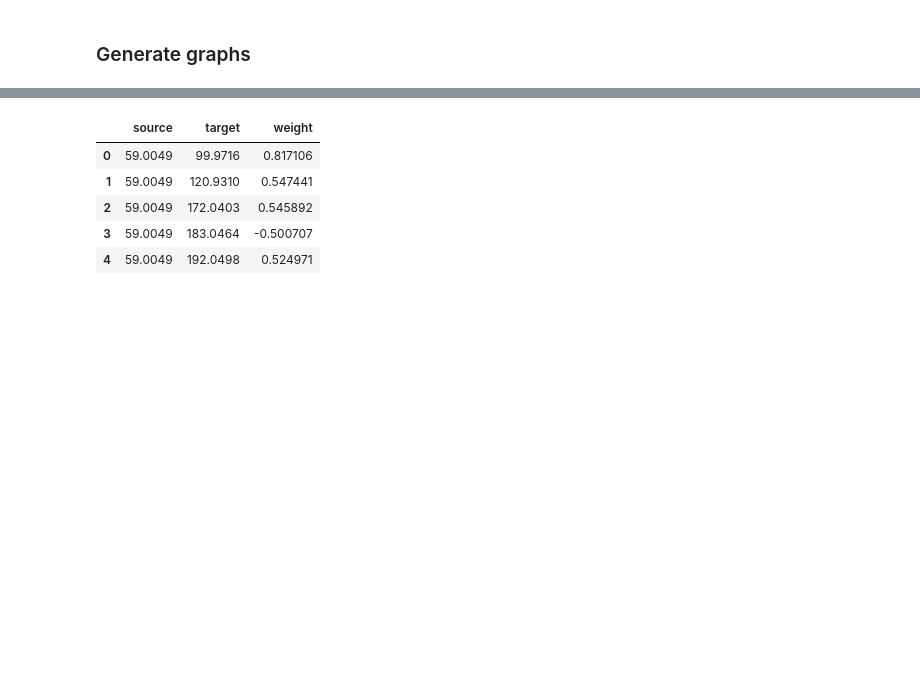
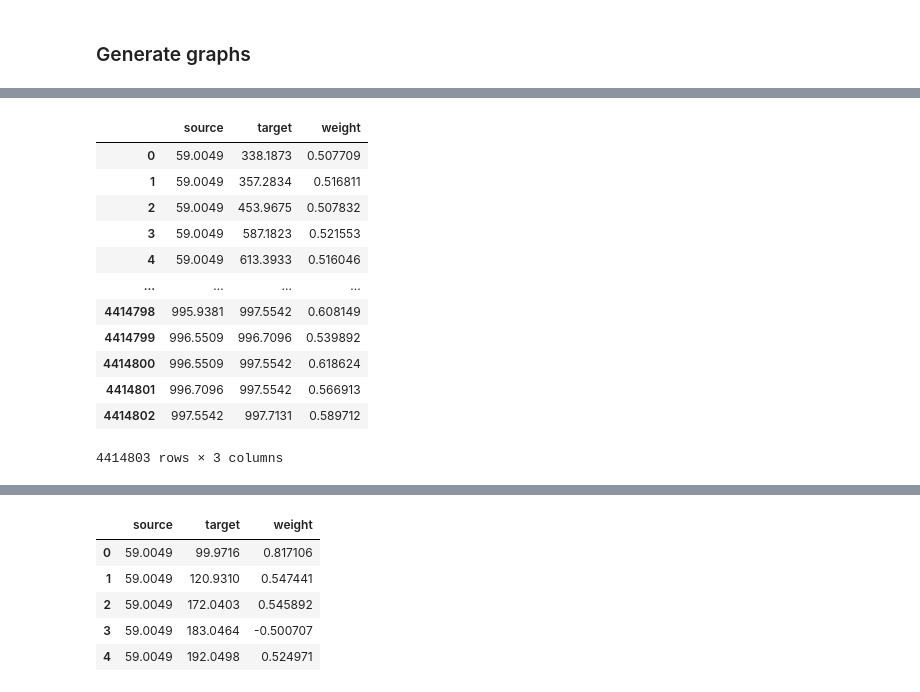
Before and after one commit to win7/GNN_Unsupervised, a Jupyter notebook: preprocessing.ipynb, the cells around one changed output, grey strips where cells are left out. Drawn from its saved outputs; the diff is of its cells as text; code cells hidden in the pictures; blank space fills up the shorter version.

Commit message:
improve build graph weight

```diff
--- a/preprocessing.ipynb
+++ b/preprocessing.ipynb
@@ -115,0 +143,19 @@ time: 29.5 s (started: 2023-06-08 18:13:10 -05:00)
+# %%
+temp = build_graph_weight(matrix, threshold=0.5)
+
+df_weighted_edges = pd.DataFrame(temp, columns=["source", "target", "weight"])
+df_weighted_edges
+# %% [output]
+|  | source | target | weight |
+| 0 | 59.0049 | 338.1873 | 0.507709 |
+| 1 | 59.0049 | 357.2834 | 0.516811 |
+| 2 | 59.0049 | 453.9675 | 0.507832 |
+| 3 | 59.0049 | 587.1823 | 0.521553 |
+| 4 | 59.0049 | 613.3933 | 0.516046 |
+| ... | ... | ... | ... |
+| 4414798 | 995.9381 | 997.5542 | 0.608149 |
+| 4414799 | 996.5509 | 996.7096 | 0.539892 |
+| 4414800 | 996.5509 | 997.5542 | 0.618624 |
+| 4414801 | 996.7096 | 997.5542 | 0.566913 |
+| 4414802 | 997.5542 | 997.7131 | 0.589712 |
+4414803 rows × 3 columns
```
Also changed, not shown: parts of 15 cells of this notebook, 4 other files.
